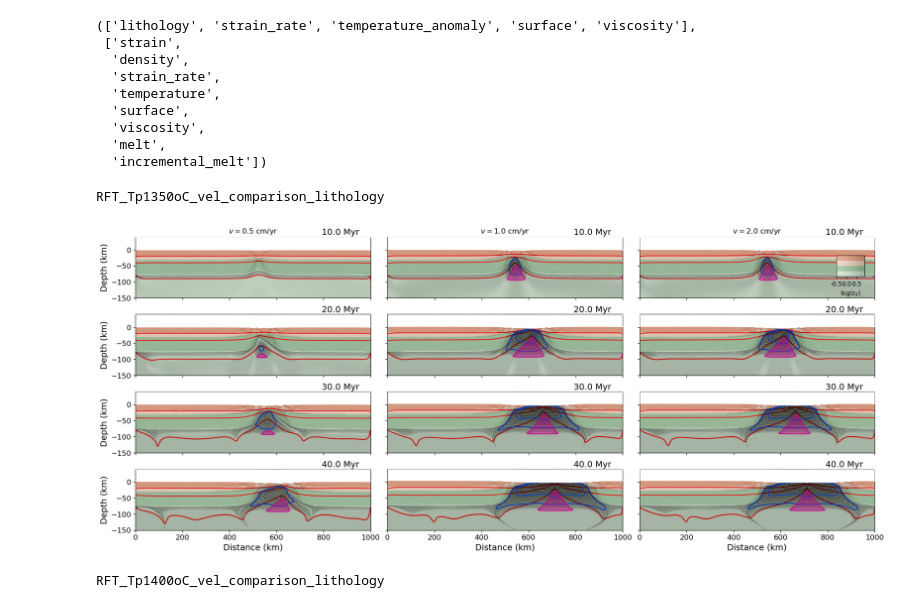
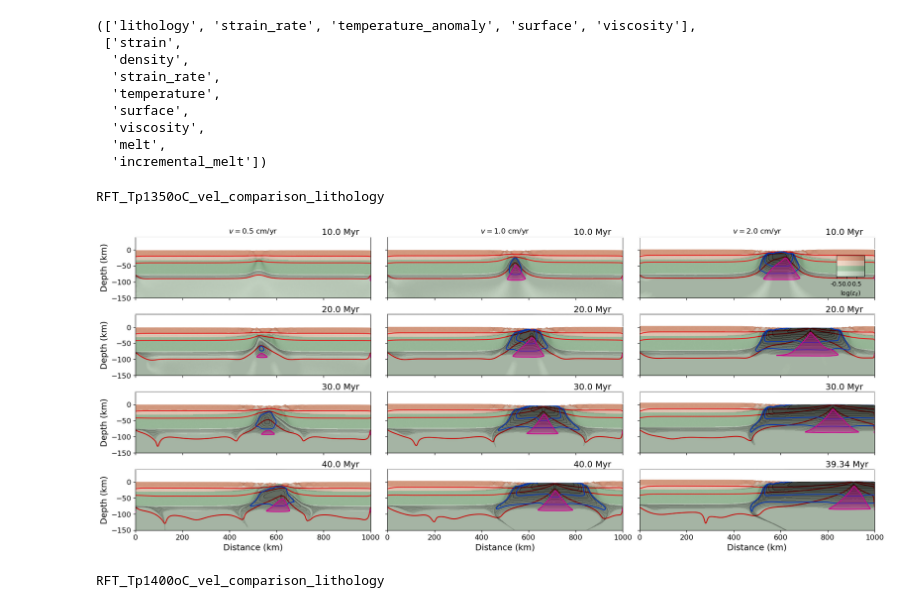
Before and after one commit to jopmas/scripts, a Jupyter notebook: plot_comparisons_steps.ipynb, the cells around one changed output. Drawn from its saved outputs; the diff is of its cells as text; code cells hidden in the pictures.

```diff
--- a/plot_comparisons_steps.ipynb
+++ b/plot_comparisons_steps.ipynb
@@ -50,20 +50,20 @@ else:
     external_media = 'Joao_Macedo1'
     model_path = f"/media/{machine_path.split('/')[-1]}/{external_media}"
 
-# Tp = 1350
-Tp = 1400
+Tp = 1350
+# Tp = 1400
 
 if(Tp == 1350):
     scenarios = [
                 f"{model_path}/Doutorado/cenarios/mandyoc/rifting/Melting/v05/RFT_Tp1350_v05",
                 f"{model_path}/Doutorado/cenarios/mandyoc/rifting/Melting/v1/RFT_Tp1350_v1",
-                f"{model_path}/Doutorado/cenarios/mandyoc/rifting/Melting/v1/RFT_Tp1350_v1",
+                f"{model_path}/Doutorado/cenarios/mandyoc/rifting/Melting/v2/RFT_Tp1350_v2",
                 ]
 if(Tp == 1400):
     scenarios = [
                 f"{model_path}/Doutorado/cenarios/mandyoc/rifting/Melting/v05/RFT_Tp1400_v05",
                 f"{model_path}/Doutorado/cenarios/mandyoc/rifting/Melting/v1/RFT_Tp1400_v1",
-                f"{model_path}/Doutorado/cenarios/mandyoc/rifting/Melting/v1/RFT_Tp1400_v1",
+                f"{model_path}/Doutorado/cenarios/mandyoc/rifting/Melting/v2/RFT_Tp1400_v2",
                 ]
 
 plot_isotherms = True
@@ -220,7 +220,8 @@ i = 0
 zoom_uc = True
 # zoom_uc = False
 
-Lcraton = 1200.0
+Lcraton = 0
+# Lcraton = 1200.0
 
 if(prop != 'surface'): # you can customize
     if(zoom_uc):
@@ -236,7 +237,7 @@ if(prop != 'surface'): # you can customize
         print(xlims, ylims)
 else: #for surface plot
     if(zoom_uc):
-        xlims = [float(dataset0.isel(time=i).lx)/2.0e3 - Lcraton/2 - 150, float(dataset0.isel(time=i).lx)/2.0e3 + Lcraton/2 + 150]
+        xlims = [0, float(dataset0.isel(time=i).lx)/1.0e3]
         ylims = [-1.0, 1.0]
 
     else:
@@ -305,34 +306,34 @@ for instant, i in zip(instants, range(len(instants))):
 # axs[1].set_title(r'CKMD0.01')
 
 axs[0].set_title(r'$v=0.5$ cm/yr')
 axs[1].set_title(r'$v=1.0$ cm/yr')
 axs[2].set_title(r'$v=2.0$ cm/yr')
 
 
 label_fsize = 14
 for i in range(len(instants)):
     # axs[2*i].set_title(f"{letters[i]} - {instants[i]} Myr")
     # axs[2*i+1].set_title(f"{letters[i]} - {instants[i]} Myr")
     axs[3*i].set_ylabel('Depth (km)', fontsize=label_fsize)
 
     if(i == len(instants) - 1):
         axs[3*i].set_xlabel('Distance (km)', fontsize=label_fsize)
         axs[3*i+1].set_xlabel('Distance (km)', fontsize=label_fsize)
         axs[3*i+2].set_xlabel('Distance (km)', fontsize=label_fsize)
     else:
         axs[3*i].set_xticklabels([])
         axs[3*i+1].set_xticklabels([])
         axs[3*i+2].set_xticklabels([])
 
 
 figname = f"RFT_Tp{Tp}oC_vel_comparison_{prop}"
 print(f'{figname}')
 
 fig.savefig(f"out/plots/{figname}.png", dpi=200)
 fig.savefig(f"out/plots/{figname}.pdf", dpi=200)
 # %% [output]
 RFT_Tp1350oC_vel_comparison_lithology
-[figure, old version]
+[figure, new version]
 # %%
 
 ##############################################################################################################
```
Also changed, not shown: 9 other files.
